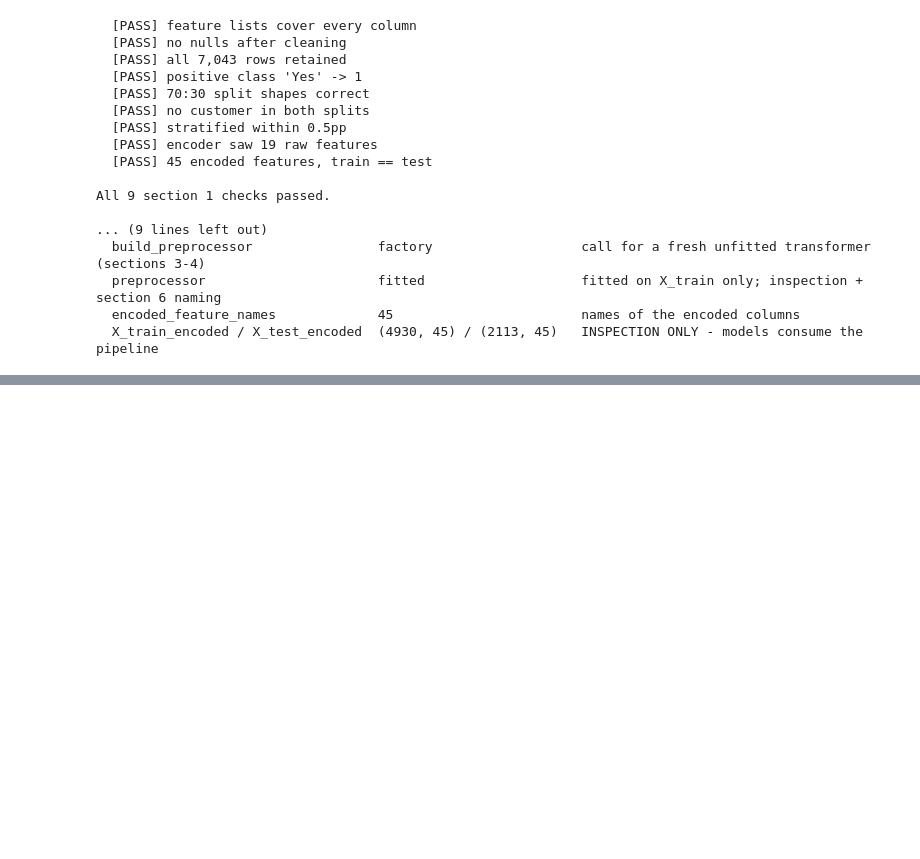
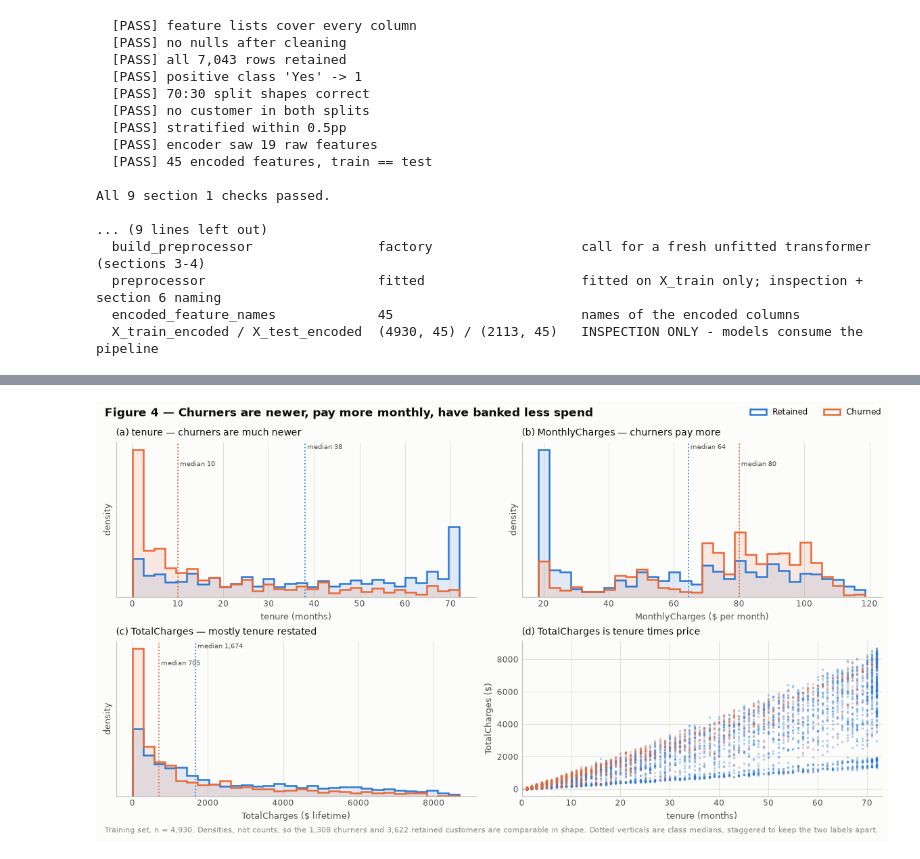
Before and after one commit to MyExpWithCode/customer_churn_project, a Jupyter notebook: notebook/churn_analysis.ipynb, the cells around one changed output, grey strips where cells are left out. Saved outputs shown, nothing was run; the diff lists cells and outputs as text; code cells hidden in the pictures; blank space fills up the shorter version.

```diff
--- a/notebook/churn_analysis.ipynb
+++ b/notebook/churn_analysis.ipynb
@@ -2577,0 +1688,75 @@ Section 2 complete. The test set has still not been read.
+# %%
+eda_numeric_corr = train_df[numeric_features + [TARGET]].corr()
+eda_numeric_strength = point_biserial(train_df, numeric_features)
+eda_reconstruction = float((train_df["MonthlyCharges"] * train_df["tenure"])
+                           .corr(train_df["TotalCharges"]))
+
+print(f"correlation matrix\n{eda_numeric_corr.round(4).to_string()}")
+print("\npoint-biserial with the target:  "
+      + ",   ".join(f"{name} {value:+.3f}" for name, value in eda_numeric_strength.items()))
+print(f"TotalCharges vs MonthlyCharges x tenure:  r = {eda_reconstruction:.4f}")
+print("\nmedians by class")
+print(train_df.groupby(TARGET, observed=True)[numeric_features].median()
+      .rename(index=CLASS_LABELS).round(2).to_string())
+print("\nranges - three very different scales")
+print(train_df[numeric_features].agg(["min", "max"]).round(2).to_string())
+print()
+
+assert_claim("tenure is the strongest numeric predictor",
+             eda_numeric_strength.abs().idxmax() == "tenure",
+             f"|r| = {abs(eda_numeric_strength['tenure']):.3f}")
+assert_claim("tenure and TotalCharges are heavily collinear",
+             eda_numeric_corr.loc["tenure", "TotalCharges"] > 0.80,
+             f"r = {eda_numeric_corr.loc['tenure', 'TotalCharges']:.3f}")
+assert_claim("TotalCharges is almost exactly price x tenure", eda_reconstruction > 0.999,
+             f"r = {eda_reconstruction:.4f}")
+
+fig, axes = plt.subplots(2, 2, figsize=(11.6, 6.4), layout="constrained")
+panel_titles = {
+    "tenure": "(a) tenure — churners are much newer",
+    "MonthlyCharges": "(b) MonthlyCharges — churners pay more",
+    "TotalCharges": "(c) TotalCharges — mostly tenure restated",
+}
+axis_labels = {"tenure": "months", "MonthlyCharges": "$ per month", "TotalCharges": "$ lifetime"}
+
+for panel_ax, col in zip(axes.ravel()[:3], numeric_features):
+    edges = np.histogram_bin_edges(train_df[col], bins=30)
+    for cls in (0, 1):
+        series = train_df.loc[train_df[TARGET] == cls, col]
+        # Filled at 13% under a solid outline, so two overlapping series never
+        # blend into an ambiguous third colour.
+        panel_ax.hist(series, bins=edges, density=True, histtype="stepfilled",
+                      alpha=0.13, color=CLASS_COLOURS[cls])
+        panel_ax.hist(series, bins=edges, density=True, histtype="step", lw=1.8,
+                      color=CLASS_COLOURS[cls], label=CLASS_LABELS[cls])
+    top = panel_ax.get_ylim()[1]
+    for cls, height in ((0, 0.99), (1, 0.88)):
+        middle = train_df.loc[train_df[TARGET] == cls, col].median()
+        panel_ax.axvline(middle, ls=":", lw=1.3, color=CLASS_COLOURS[cls], zorder=1)
+        panel_ax.text(middle, top * height, f" median {middle:,.0f}", ha="left", va="top",
+                      fontsize=7.5, color=INK_2)
+    panel_ax.set_yticks([])
+    panel_ax.set_ylabel("density")
+    panel_ax.set_xlabel(f"{col} ({axis_labels[col]})")
+    panel_ax.set_title(panel_titles[col])
+    value_grid(panel_ax, "x")
+
+panel_d = axes[1, 1]
+for cls in (0, 1):   # churned drawn last so it is not hidden under the majority
+    subset = train_df[train_df[TARGET] == cls]
+    panel_d.scatter(subset["tenure"], subset["TotalCharges"], s=6, alpha=0.35,
+                    color=CLASS_COLOURS[cls], linewidths=0, label=CLASS_LABELS[cls])
+panel_d.set_xlim(0, 73)
+panel_d.set_xlabel("tenure (months)")
+panel_d.set_ylabel("TotalCharges ($)")
+panel_d.set_title("(d) TotalCharges is tenure times price")
+value_grid(panel_d, "both")
+
+handles, labels = axes[0, 0].get_legend_handles_labels()
+fig.legend(handles, labels, loc="outside upper right", ncols=2)
+figure_title(fig, "Figure 4 — Churners are newer, pay more monthly, have banked less spend",
+             subtitle="Training set, n = 4,930. Densities, not counts, so the 1,308 churners and "
+                      "3,622 retained customers are comparable in shape. Dotted verticals are "
+                      "class medians, staggered to keep the two labels apart.")
+plt.show()
+# %% [output]
@@ -2577,0 +1780 @@ Section 2 complete. The test set has still not been read.
+[figure, added]
```
Also changed, not shown: parts of 49 cells of this notebook.
